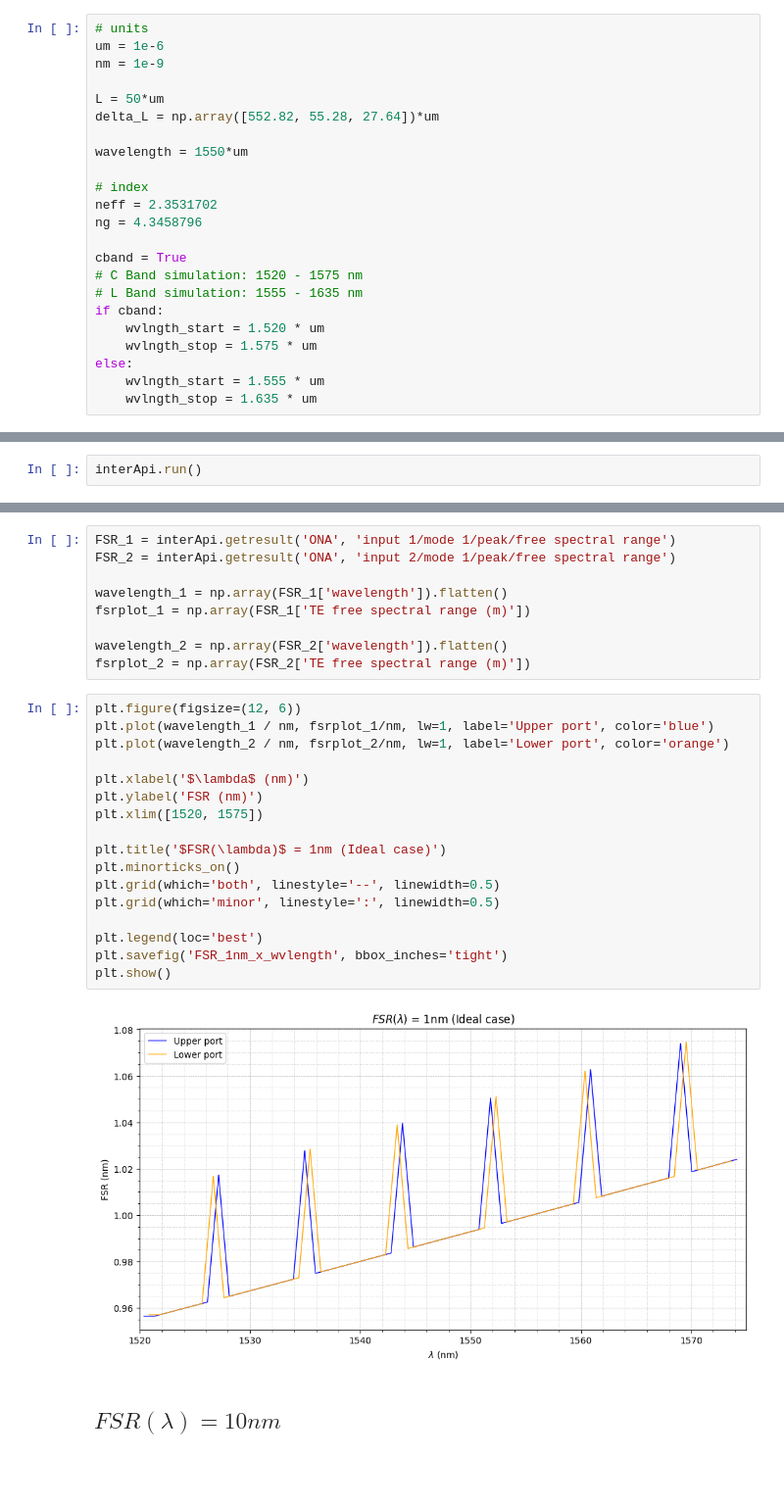
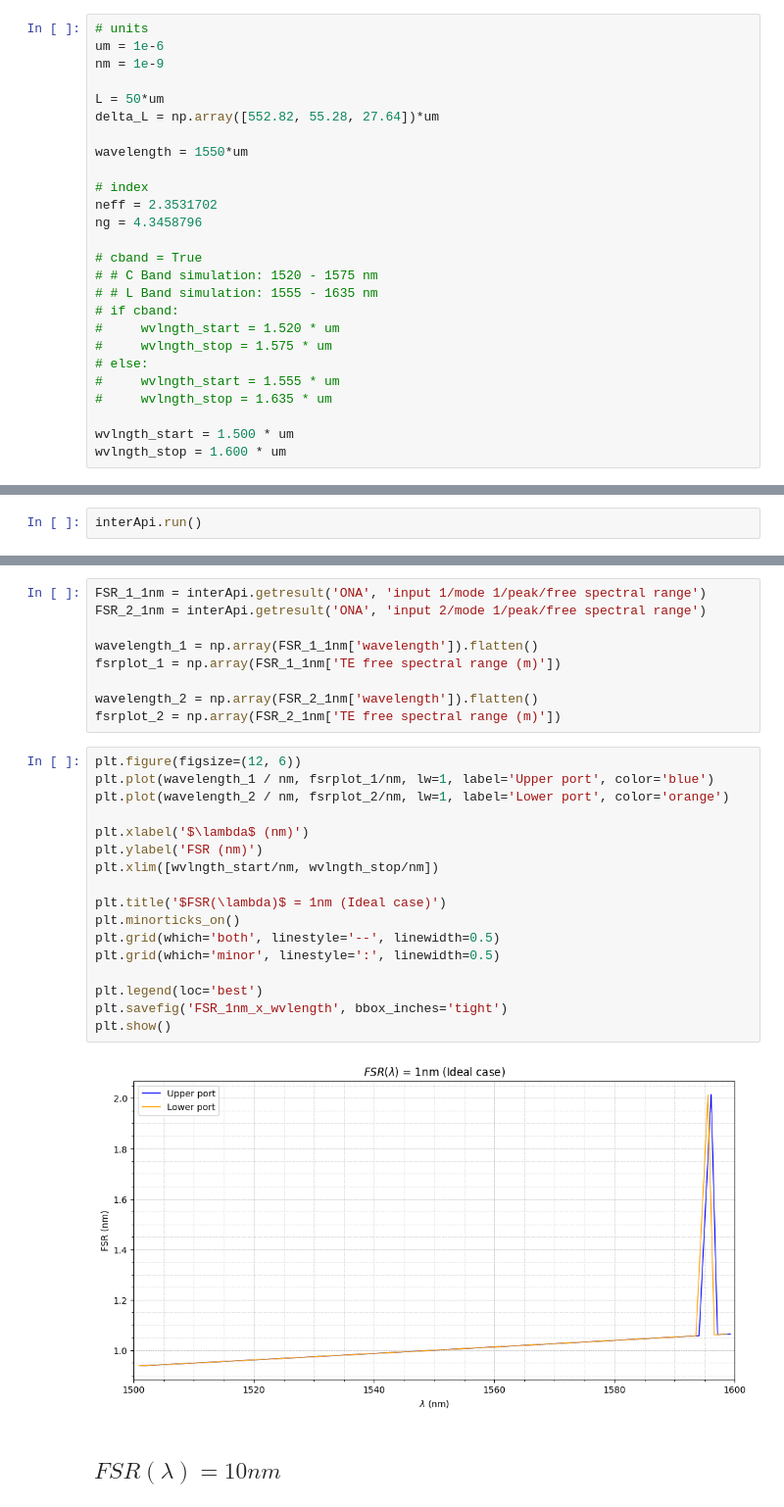
Before and after one commit to FhelipeAllves/Photonics, a Jupyter notebook: Mach–Zehnder interferometer/Ideal simulation/Sim_Interconnect_ideal.ipynb, the cells around one changed output, grey strips where cells are left out. Shown at 98% size. Cells and saved outputs as stored; diff of their text form; blank space fills up the shorter version.

```diff
--- a/Mach–Zehnder interferometer/Ideal simulation/Sim_Interconnect_ideal.ipynb
+++ b/Mach–Zehnder interferometer/Ideal simulation/Sim_Interconnect_ideal.ipynb
@@ -34,15 +26,18 @@ wavelength = 1550*um
 neff = 2.3531702
 ng = 4.3458796
 
-cband = True
-# C Band simulation: 1520 - 1575 nm
-# L Band simulation: 1555 - 1635 nm
-if cband:
-    wvlngth_start = 1.520 * um
-    wvlngth_stop = 1.575 * um
-else:
-    wvlngth_start = 1.555 * um
-    wvlngth_stop = 1.635 * um
+# cband = True
+# # C Band simulation: 1520 - 1575 nm
+# # L Band simulation: 1555 - 1635 nm
+# if cband:
+#     wvlngth_start = 1.520 * um
+#     wvlngth_stop = 1.575 * um
+# else:
+#     wvlngth_start = 1.555 * um
+#     wvlngth_stop = 1.635 * um
+
+wvlngth_start = 1.500 * um
+wvlngth_stop = 1.600 * um
 # %% [markdown]
 # Add Devices
 # %%
@@ -154,31 +145,31 @@ if len(min_indices) >= 2:
 # %%
-FSR_1 = interApi.getresult('ONA', 'input 1/mode 1/peak/free spectral range')
-FSR_2 = interApi.getresult('ONA', 'input 2/mode 1/peak/free spectral range')
+FSR_1_1nm = interApi.getresult('ONA', 'input 1/mode 1/peak/free spectral range')
+FSR_2_1nm = interApi.getresult('ONA', 'input 2/mode 1/peak/free spectral range')
 
-wavelength_1 = np.array(FSR_1['wavelength']).flatten()
-fsrplot_1 = np.array(FSR_1['TE free spectral range (m)'])
+wavelength_1 = np.array(FSR_1_1nm['wavelength']).flatten()
+fsrplot_1 = np.array(FSR_1_1nm['TE free spectral range (m)'])
 
-wavelength_2 = np.array(FSR_2['wavelength']).flatten()
-fsrplot_2 = np.array(FSR_2['TE free spectral range (m)'])
+wavelength_2 = np.array(FSR_2_1nm['wavelength']).flatten()
+fsrplot_2 = np.array(FSR_2_1nm['TE free spectral range (m)'])
 # %%
 plt.figure(figsize=(12, 6))
 plt.plot(wavelength_1 / nm, fsrplot_1/nm, lw=1, label='Upper port', color='blue')
 plt.plot(wavelength_2 / nm, fsrplot_2/nm, lw=1, label='Lower port', color='orange')
 
 plt.xlabel('$\lambda$ (nm)')
 plt.ylabel('FSR (nm)')
-plt.xlim([1520, 1575])
+plt.xlim([wvlngth_start/nm, wvlngth_stop/nm])
 
 plt.title('$FSR(\lambda)$ = 1nm (Ideal case)')
 plt.minorticks_on()
 plt.grid(which='both', linestyle='--', linewidth=0.5)
 plt.grid(which='minor', linestyle=':', linewidth=0.5)
 
 plt.legend(loc='best')
 plt.savefig('FSR_1nm_x_wvlength', bbox_inches='tight')
 plt.show()
 # %% [output]
-[figure, old version]
+[figure, new version]
 # %% [markdown]
 ## $FSR(\lambda) = 10nm$
 # %%
```
Also changed, not shown: parts of 14 cells of this notebook, 23 other files.
